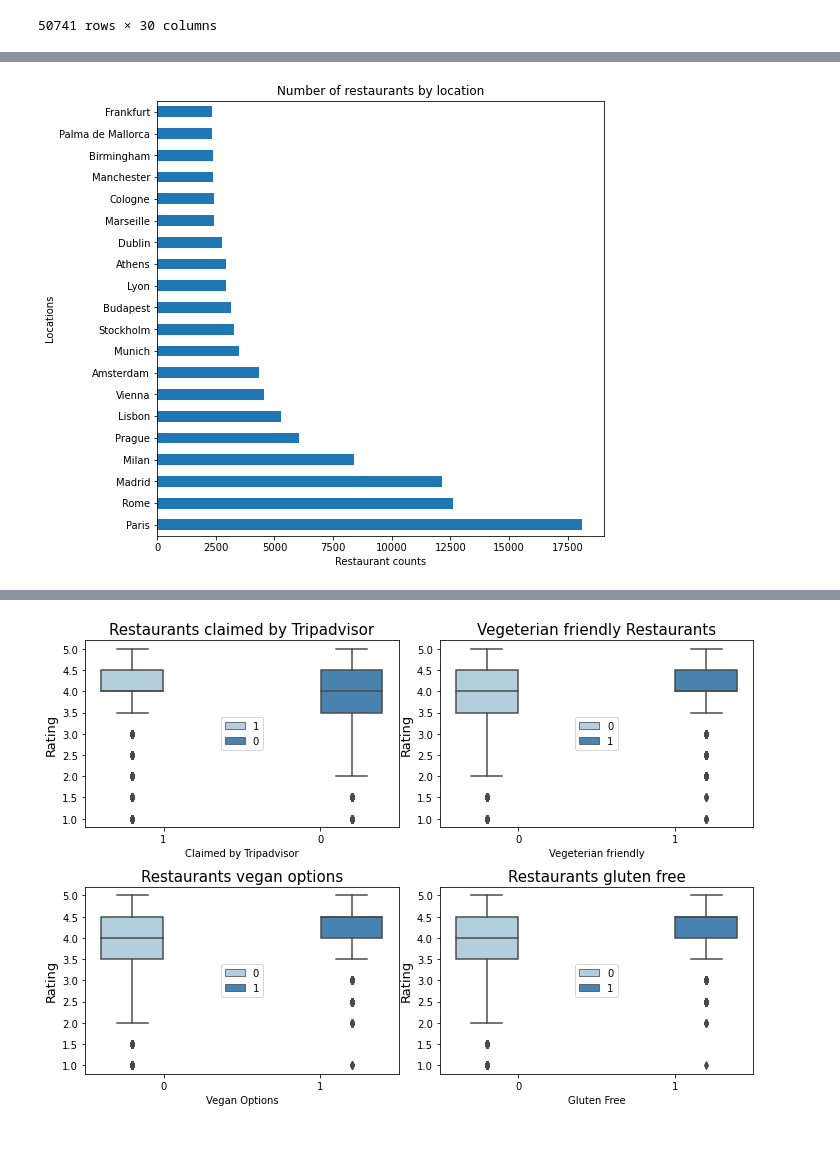
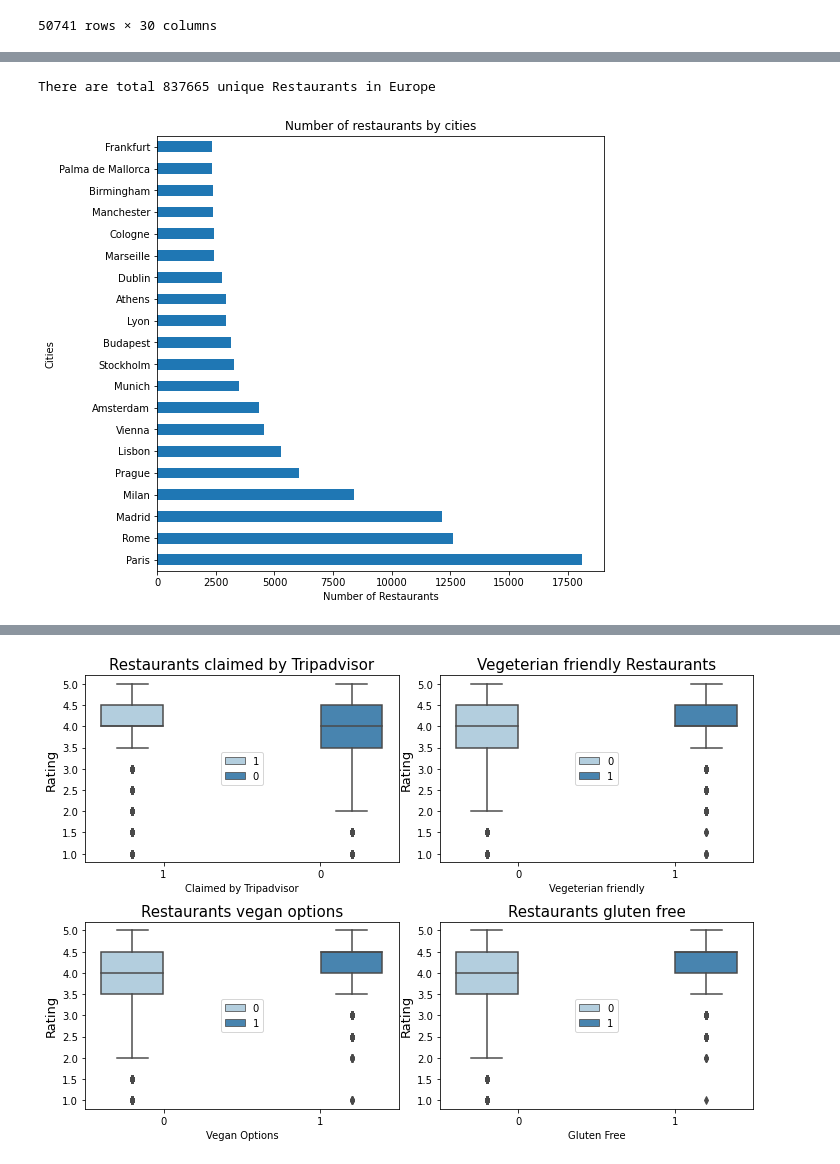
Before and after one commit to sushmithajogula/DSEM, a Jupyter notebook: Code.ipynb, the cells around one changed output, grey strips where cells are left out. Drawn from its saved outputs; the diff is of its cells as text; code cells hidden in the pictures.

```diff
--- a/Code.ipynb
+++ b/Code.ipynb
@@ -181,7 +188,7 @@ msno.heatmap(restaurants_df)
 #Initial Data Cleaning
 # %%
 #Step 1: removing columns not required
-restaurants_df.drop(['restaurant_link','terrible','poor','average','very_good','excellent','reviews_count_in_default_language','default_language','original_location', 'latitude', 'longitude', 'price_level', 'original_open_hours', 'working_shifts_per_week'], axis = 1, inplace = True)
+restaurants_df.drop(['restaurant_link','terrible','poor','average','very_good','excellent','reviews_count_in_default_language','default_language','original_location', 'latitude', 'longitude', 'price_level', 'original_open_hours', 'working_shifts_per_week', 'keywords'], axis = 1, inplace = True)
 # %%
 restaurants_df
 # %% [output]
@@ -253,7 +260,7 @@ restaurants_df['top_tags'] = restaurants_df['top_tags'].replace('',np.NaN)
 #restaurants_df['cuisines'] = restaurants_df['cuisines'].replace('nan',np.NaN)
 restaurants_df['special_diets'] = restaurants_df['special_diets'].replace('',np.NaN)
 restaurants_df['features'] = restaurants_df['features'].replace('',np.NaN)
-restaurants_df['keywords'] = restaurants_df['keywords'].replace('',np.NaN)
+#restaurants_df['keywords'] = restaurants_df['keywords'].replace('',np.NaN)
 restaurants_df['food_rating'] = restaurants_df['food_rating'].replace(np.NaN,0)
 restaurants_df['service_rating'] = restaurants_df['service_rating'].replace(np.NaN,0)
 restaurants_df['value_rating'] = restaurants_df['value_rating'].replace(np.NaN,0)
@@ -395,5 +404,24 @@ restaurants_df
 # %%
-# #col = restaurants_df.loc[: , "min_price":"max_price"]
-# #restaurants_df['avg_price'] = col.mean(axis=1)
-# restaurants_df['avg_price'] = restaurants_df[['min_price', 'max_price']].mean(axis=1)
+#Adding restaurant category measure
+rest_category = []
+restaurants_df.top_tags = restaurants_df.top_tags.astype(str)
+#restaurants_df.drop(restaurants_df[restaurants_df['price_range'].str.contains('CHF')].index, inplace = True)
+#restaurants_df['price_range'] = restaurants_df['price_range'].str.replace('€','')
+#restaurants_df['price_range'] = restaurants_df['price_range'].str.replace(',','')
+for category in restaurants_df.loc[:,'top_tags']:
+    #print(type(price))
+    #print(category)
+    if category is np.NaN or category == 'nan' or category == '':
+        rest_category.append('')
+
+    else:
+        tag_split = category.split(",",1)
+        rest_category.append(tag_split[0])
+        #max_price.append(price_range_split[1])
+
+restaurants_df["Category"] = rest_category
+# restaurants_df["Maximum Price"] = max_price
+# restaurants_df["Minimum Price"] = restaurants_df["Minimum Price"].astype(float)
+# restaurants_df["Maximum Price"] = restaurants_df["Maximum Price"].astype(float)
+# restaurants_df["Average Price"] = restaurants_df[['Minimum Price', 'Maximum Price']].mean(axis=1)
 # %%
@@ -415,16 +456,21 @@ restaurants_df
 # %%
 #Graphical Data Exploration and Analysis
+# %%
+#Number of unique restaurants
+print('There are total {} unique Restaurants in Europe'.format(len(restaurants_df['restaurant_name'].unique())))
+# %% [output]
+There are total 837665 unique Restaurants in Europe
 # %%
 #1. Most Popular cities for restaurants in Europe
 
 plt.figure(figsize = (8,8))
 restaurants_df.city.value_counts().nlargest(20).plot(kind='barh')
-plt.title("Number of restaurants by location")
-plt.xlabel("Restaurant counts")
-plt.ylabel("Locations")
+plt.title("Number of restaurants by cities")
+plt.xlabel("Number of Restaurants")
+plt.ylabel("Cities")
 plt.show()
 # %% [output]
-[figure, old version]
+[figure, new version]
 # %%
 #2. Top Cuisines in European restaurants
 
```
Also changed, not shown: parts of 23 cells of this notebook.
